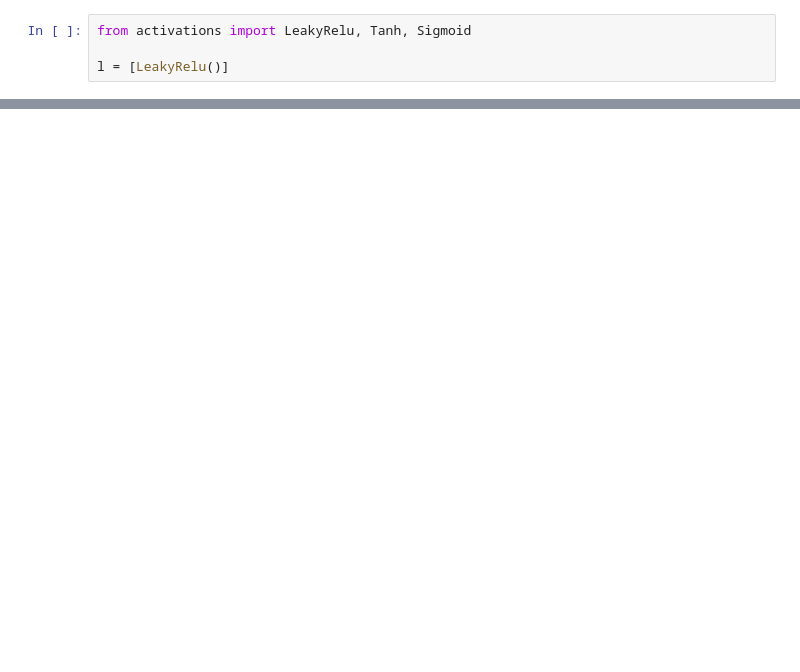
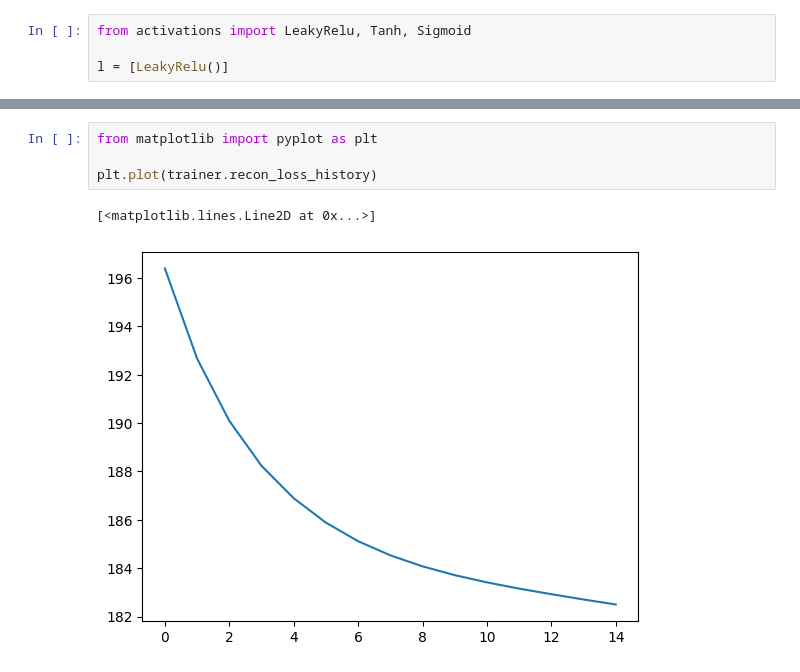
Before and after one commit to sanchous1000/Neura, a Jupyter notebook: lab4/trainer.ipynb, the cells around one changed output, grey strips where cells are left out. Drawn from its saved outputs; the diff is of its cells as text; blank space fills up the shorter version.

```diff
--- a/lab4/trainer.ipynb
+++ b/lab4/trainer.ipynb
@@ -104,0 +45,7 @@ ps.shape
+# %%
+from matplotlib import pyplot as plt
+
+plt.plot(trainer.recon_loss_history)
+# %% [output]
+[<matplotlib.lines.Line2D at 0x...>]
+[figure, added]
```
Also changed, not shown: parts of 8 cells of this notebook, 2 other files.
